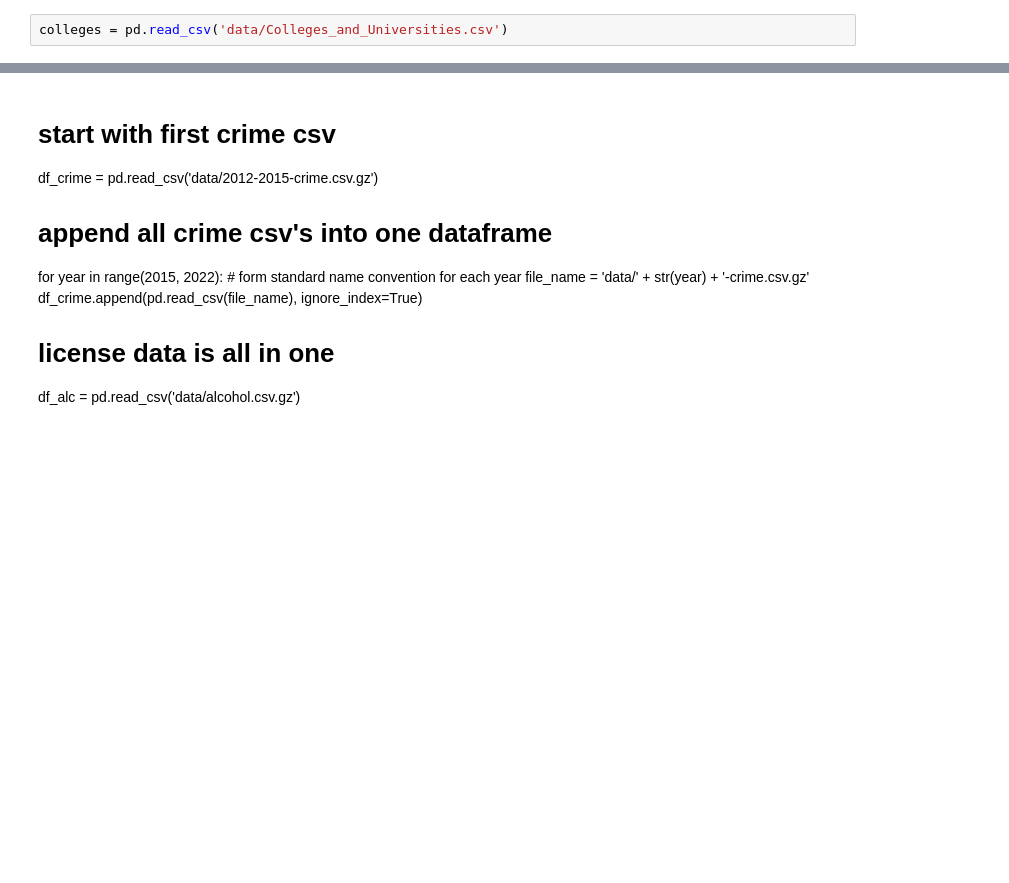
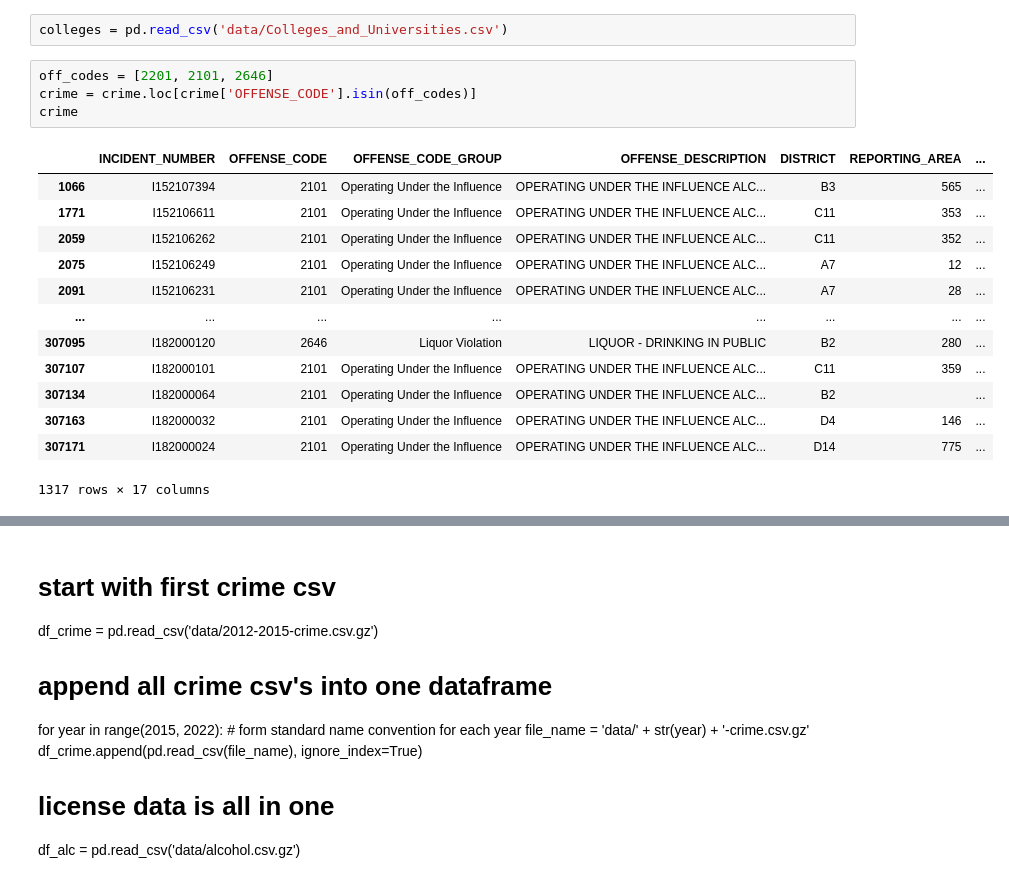
Before and after one commit to pickdani/Bostonography-Final, a Jupyter notebook: data-manipulation.ipynb, the cells around one changed output, grey strips where cells are left out. Cells and saved outputs as stored; diff of their text form; blank space fills up the shorter version.

```diff
--- a/data-manipulation.ipynb
+++ b/data-manipulation.ipynb
@@ -25,3 +40,21 @@ crime=crime.append(crime_2018, ignore_index=True)
 alc = pd.read_csv('data/blb_section_12_alcohol.csv')
 # %%
 colleges = pd.read_csv('data/Colleges_and_Universities.csv')
+# %%
+off_codes = [2201, 2101, 2646]
+crime = crime.loc[crime['OFFENSE_CODE'].isin(off_codes)]
+crime
+# %% [output]
+|  | INCIDENT_NUMBER | OFFENSE_CODE | OFFENSE_CODE_GROUP | OFFENSE_DESCRIPTION | DISTRICT | REPORTING_AREA | ... |
+| 1066 | I152107394 | 2101 | Operating Under the Influence | OPERATING UNDER THE INFLUENCE ALC... | B3 | 565 | ... |
+| 1771 | I152106611 | 2101 | Operating Under the Influence | OPERATING UNDER THE INFLUENCE ALC... | C11 | 353 | ... |
+| 2059 | I152106262 | 2101 | Operating Under the Influence | OPERATING UNDER THE INFLUENCE ALC... | C11 | 352 | ... |
+| 2075 | I152106249 | 2101 | Operating Under the Influence | OPERATING UNDER THE INFLUENCE ALC... | A7 | 12 | ... |
+| 2091 | I152106231 | 2101 | Operating Under the Influence | OPERATING UNDER THE INFLUENCE ALC... | A7 | 28 | ... |
+| ... | ... | ... | ... | ... | ... | ... | ... |
+| 307095 | I182000120 | 2646 | Liquor Violation | LIQUOR - DRINKING IN PUBLIC | B2 | 280 | ... |
+| 307107 | I182000101 | 2101 | Operating Under the Influence | OPERATING UNDER THE INFLUENCE ALC... | C11 | 359 | ... |
+| 307134 | I182000064 | 2101 | Operating Under the Influence | OPERATING UNDER THE INFLUENCE ALC... | B2 |  | ... |
+| 307163 | I182000032 | 2101 | Operating Under the Influence | OPERATING UNDER THE INFLUENCE ALC... | D4 | 146 | ... |
+| 307171 | I182000024 | 2101 | Operating Under the Influence | OPERATING UNDER THE INFLUENCE ALC... | D14 | 775 | ... |
+1317 rows × 17 columns
```
Also changed, not shown: parts of 2 cells of this notebook.
